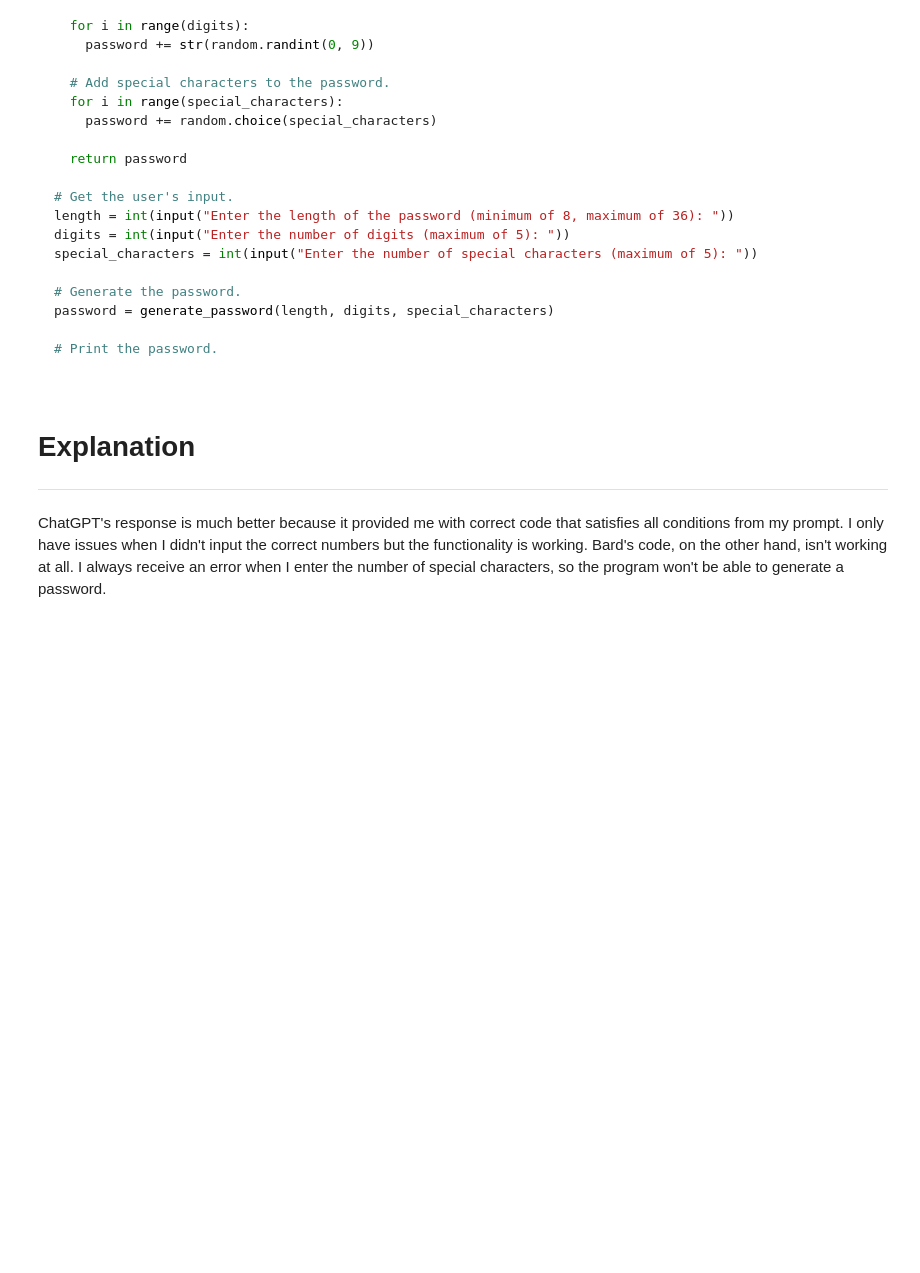
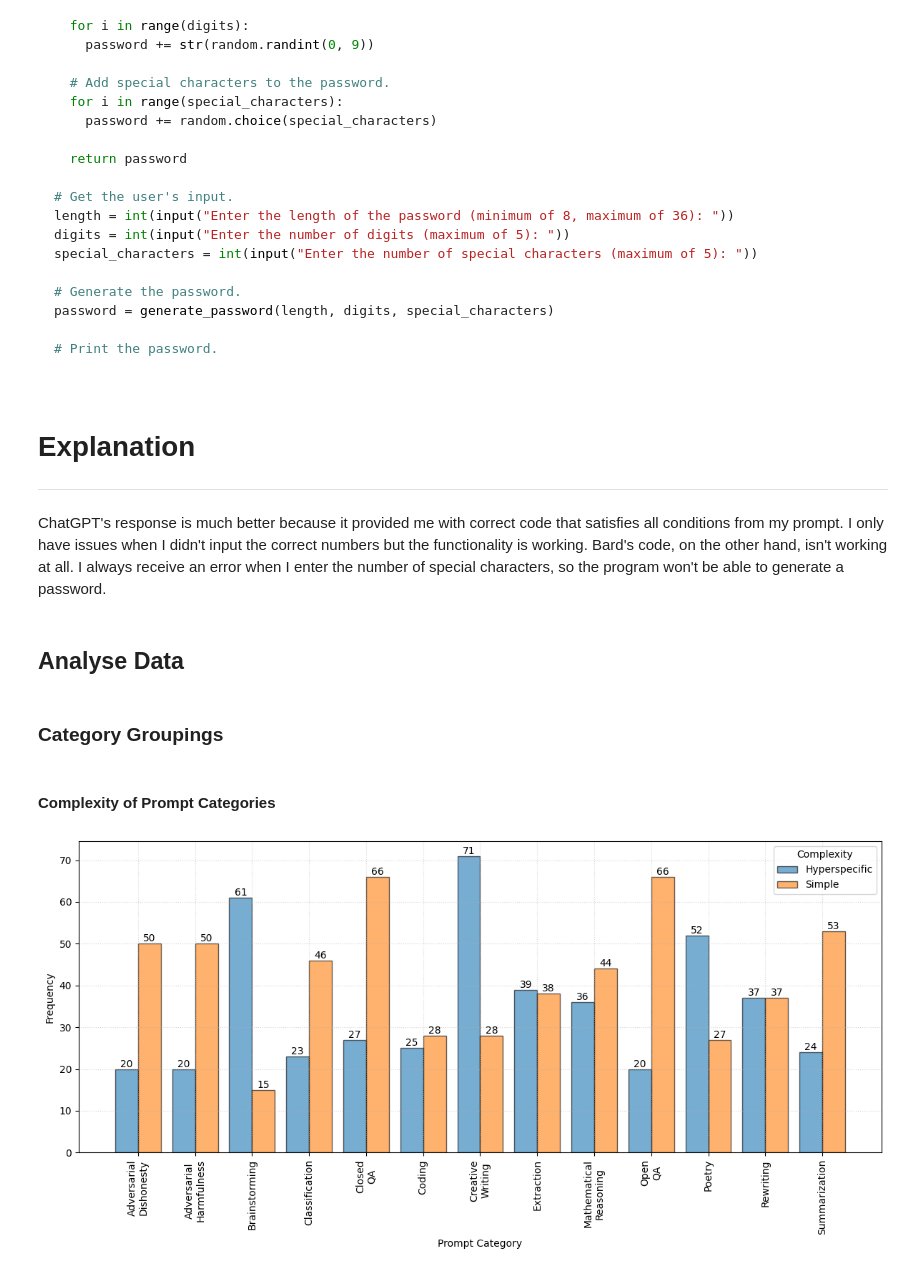
Before and after one commit to aswyatt/DA-Python, a Jupyter notebook: Interview/Data Analysis 1/Human Eval Bard.ipynb, the cells around one changed output. Saved outputs shown, nothing was run; the diff lists cells and outputs as text; code cells hidden in the pictures; blank space fills up the shorter version.

```diff
--- a/Interview/Data Analysis 1/Human Eval Bard.ipynb
+++ b/Interview/Data Analysis 1/Human Eval Bard.ipynb
@@ -10,11 +10,16 @@ import numpy as np
 from matplotlib import pyplot as plt
 from pathlib import Path
 from IPython.display import Markdown
+import re
 import AppendPath
 
 tick = chr(10004)   # ✔️
 cross = chr(10060)  # ❌
 
+def figure(*args, **kwargs):
+    figsize = kwargs.pop("figsize", (12, 6))
+    return plt.subplots(figsize=figsize, *args, **kwargs)
 
-# pd.set_option('display.max_rows', None)
+
+# pd.set_option("display.max_rows", None)
 # %% [markdown]
@@ -233,3 +306,42 @@ password = generate_password(length, digits, special_characters)
 # Explanation
 ---
 ChatGPT's response is much better because it provided me with correct code that satisfies all conditions from my prompt. I only have issues when I didn't input the correct numbers but the functionality is working. Bard's code, on the other hand, isn't working at all. I always receive an error when I enter the number of special characters, so the program won't be able to generate a password.
+# %% [markdown]
+## Analyse Data
+# %% [markdown]
+### Category Groupings
+# %% [markdown]
+#### Complexity of Prompt Categories
+# %%
+cats = pd.Index(sorted(df["Prompt Category"].unique()))
+groups = df["Complexity"].unique()
+data = [
+    pd.Categorical(df.loc[df["Complexity"] == g, "Prompt Category"], categories=cats).codes
+    for g in groups
+]
+
+fig, ax = figure()
+
+ax.hist(data, bins=np.arange(len(cats) + 1), label=groups, alpha=0.6, edgecolor="black")
+for patch in ax.patches:
+    height = patch.get_height()
+    if height > 0:
+        ax.text(
+            patch.get_x() + patch.get_width() / 2,
+            height,
+            int(height),
+            ha="center",
+            va="bottom",
+            fontsize=10,
+        )
+
+
+ax.set_xticks(np.arange(len(cats))+.5, cats.str.replace(" ", "\n"), rotation=90)
+ax.set_xlabel("Prompt Category")
+ax.set_ylabel("Frequency")
+ax.legend(title="Complexity")
+ax.grid(ls=":", alpha=.5)
+plt.tight_layout()
+plt.show()
+# %% [output]
+[figure, added]
```
Also changed, not shown: parts of 20 cells of this notebook.
